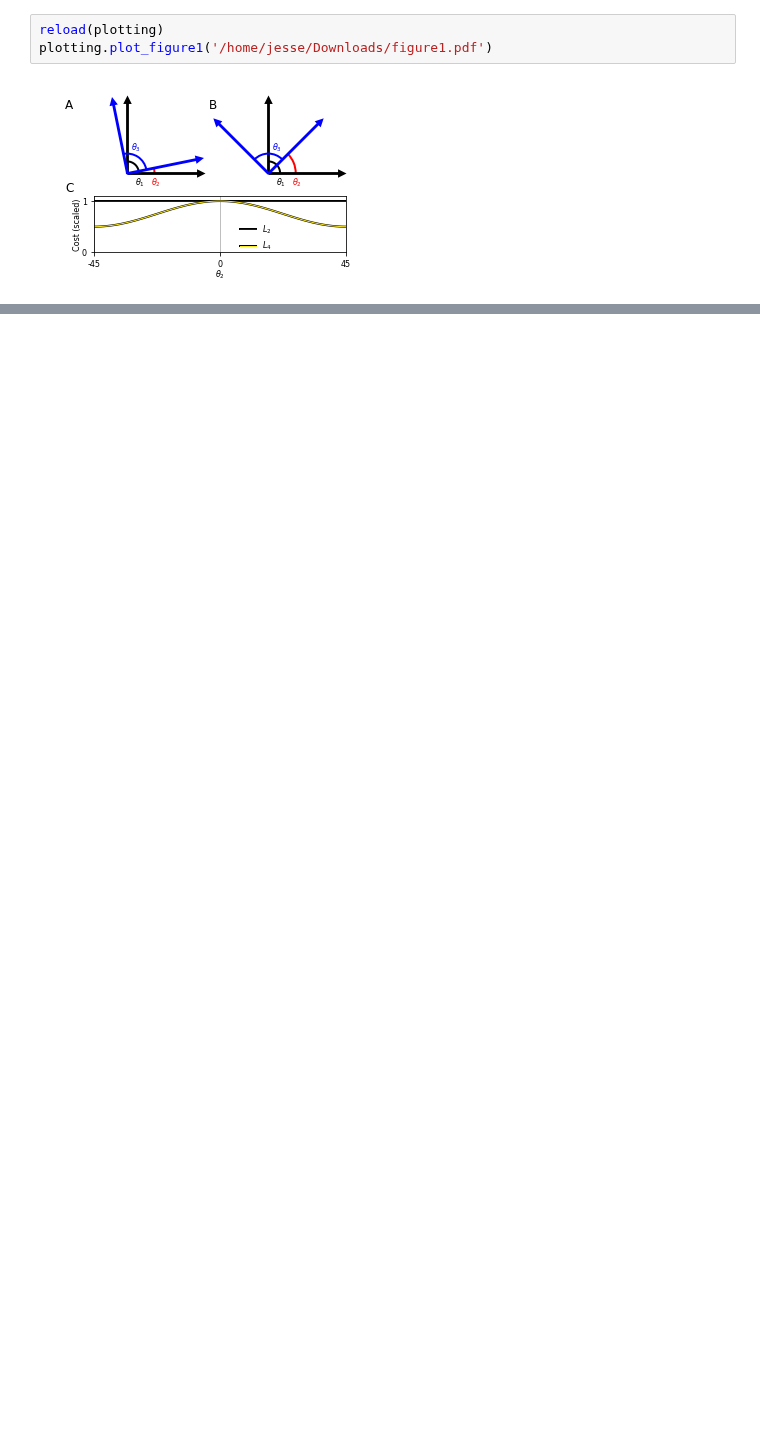
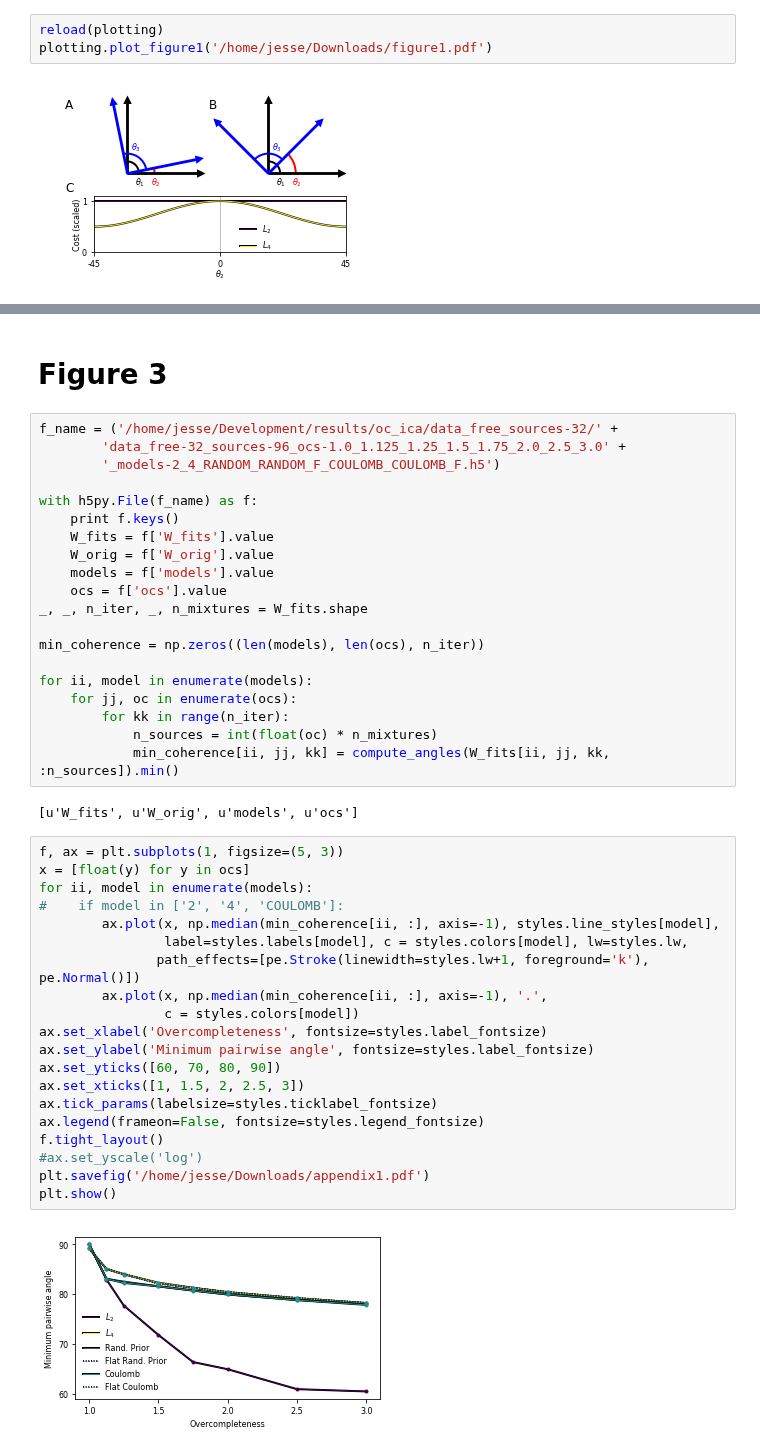
Before and after one commit to JesseLivezey/oc_ica, a Jupyter notebook: notebooks/figs_1_2_3.ipynb, the cells around one changed output, grey strips where cells are left out. Drawn from its saved outputs; the diff is of its cells as text; blank space fills up the shorter version.

```diff
--- a/notebooks/figs_1_2_3.ipynb
+++ b/notebooks/figs_1_2_3.ipynb
@@ -34,0 +42,46 @@ Degeneracy control: COULOMB
+# %% [markdown]
+# Figure 3
+# %%
+f_name = ('/home/jesse/Development/results/oc_ica/data_free_sources-32/' +
+        'data_free-32_sources-96_ocs-1.0_1.125_1.25_1.5_1.75_2.0_2.5_3.0' +
+        '_models-2_4_RANDOM_RANDOM_F_COULOMB_COULOMB_F.h5')
+
+with h5py.File(f_name) as f:
+    print f.keys()
+    W_fits = f['W_fits'].value
+    W_orig = f['W_orig'].value
+    models = f['models'].value
+    ocs = f['ocs'].value
+_, _, n_iter, _, n_mixtures = W_fits.shape
+
+min_coherence = np.zeros((len(models), len(ocs), n_iter))
+
+for ii, model in enumerate(models):
+    for jj, oc in enumerate(ocs):
+        for kk in range(n_iter):
+            n_sources = int(float(oc) * n_mixtures)
+            min_coherence[ii, jj, kk] = compute_angles(W_fits[ii, jj, kk, :n_sources]).min()
+# %% [output]
+[u'W_fits', u'W_orig', u'models', u'ocs']
+# %%
+f, ax = plt.subplots(1, figsize=(5, 3))
+x = [float(y) for y in ocs]
+for ii, model in enumerate(models):
+#    if model in ['2', '4', 'COULOMB']:
+        ax.plot(x, np.median(min_coherence[ii, :], axis=-1), styles.line_styles[model],
+                label=styles.labels[model], c = styles.colors[model], lw=styles.lw,
+               path_effects=[pe.Stroke(linewidth=styles.lw+1, foreground='k'), pe.Normal()])
+        ax.plot(x, np.median(min_coherence[ii, :], axis=-1), '.',
+                c = styles.colors[model])
+ax.set_xlabel('Overcompleteness', fontsize=styles.label_fontsize)
+ax.set_ylabel('Minimum pairwise angle', fontsize=styles.label_fontsize)
+ax.set_yticks([60, 70, 80, 90])
+ax.set_xticks([1, 1.5, 2, 2.5, 3])
+ax.tick_params(labelsize=styles.ticklabel_fontsize)
+ax.legend(frameon=False, fontsize=styles.legend_fontsize)
+f.tight_layout()
+#ax.set_yscale('log')
+plt.savefig('/home/jesse/Downloads/appendix1.pdf')
+plt.show()
+# %% [output]
+[figure, added]
```
Also changed, not shown: parts of 4 cells of this notebook, 2 other files.
